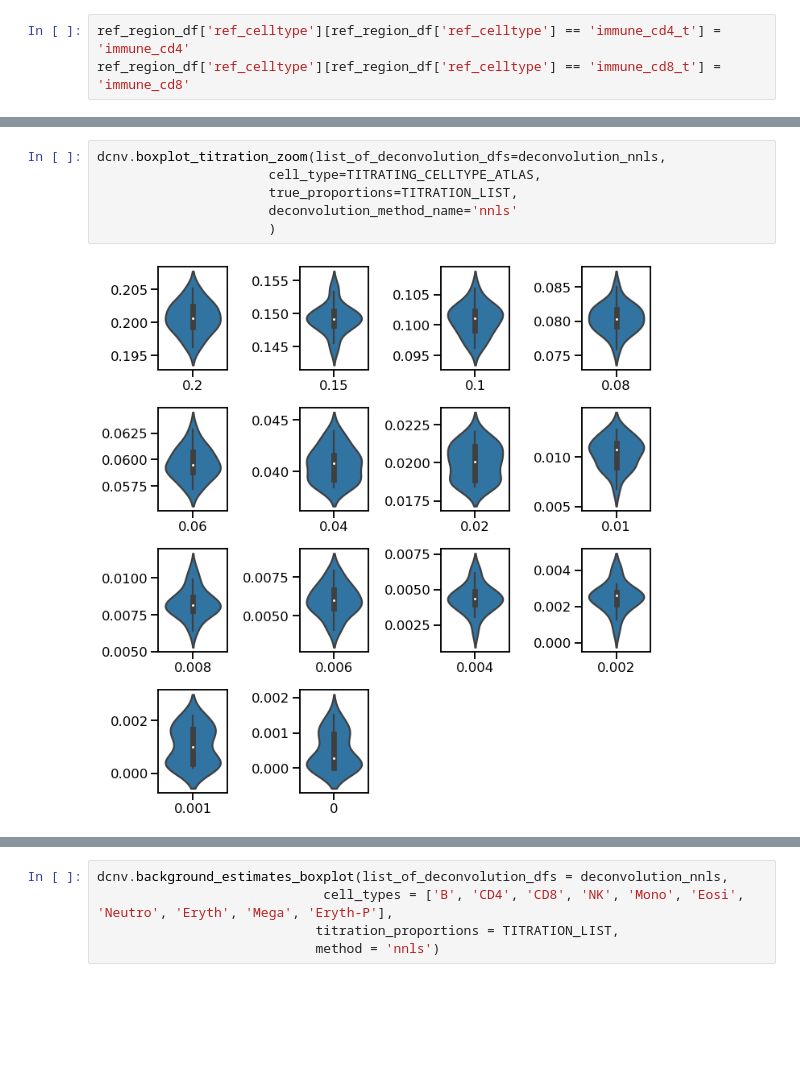
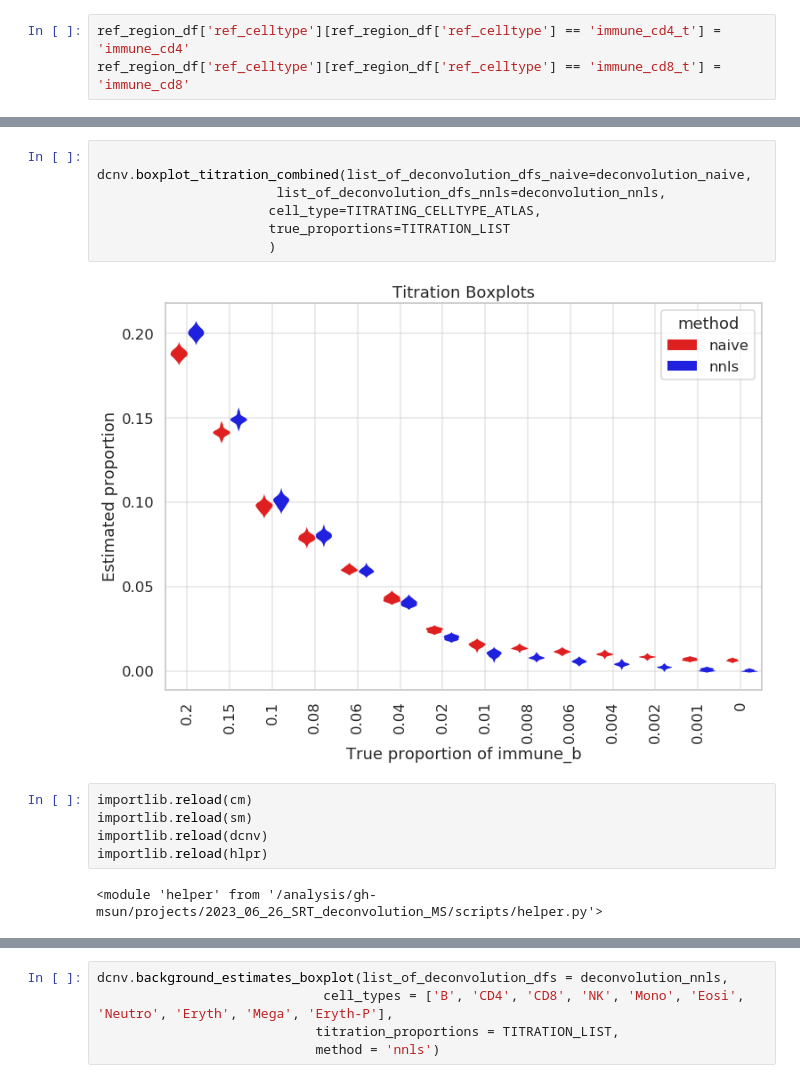
Before and after one commit to gh-msun/gh-msun, a Jupyter notebook: projects/2023_06_26_SRT_deconvolution_MS/notebooks/titration/primary_immune_loyfer_wholeblood/titration_B.ipynb, the cells around one changed output, grey strips where cells are left out. Drawn from its saved outputs; the diff is of its cells as text; blank space fills up the shorter version.

```diff
--- a/projects/2023_06_26_SRT_deconvolution_MS/notebooks/titration/primary_immune_loyfer_wholeblood/titration_B.ipynb
+++ b/projects/2023_06_26_SRT_deconvolution_MS/notebooks/titration/primary_immune_loyfer_wholeblood/titration_B.ipynb
@@ -411,8 +387,16 @@ dcnv.boxplot_titration_zoom(list_of_deconvolution_dfs=deconvolution_naive,
-# %%
-dcnv.boxplot_titration_zoom(list_of_deconvolution_dfs=deconvolution_nnls,
-                      cell_type=TITRATING_CELLTYPE_ATLAS,
-                      true_proportions=TITRATION_LIST,
-                      deconvolution_method_name='nnls'
-                      )
-# %% [output]
-[figure, removed]
+# %%
+
+dcnv.boxplot_titration_combined(list_of_deconvolution_dfs_naive=deconvolution_naive,
+                       list_of_deconvolution_dfs_nnls=deconvolution_nnls,
+                      cell_type=TITRATING_CELLTYPE_ATLAS,
+                      true_proportions=TITRATION_LIST
+                      )
+# %% [output]
+[figure, added]
+# %%
+importlib.reload(cm)
+importlib.reload(sm)
+importlib.reload(dcnv)
+importlib.reload(hlpr)
+# %% [output]
+<module 'helper' from '/analysis/gh-msun/projects/2023_06_26_SRT_deconvolution_MS/scripts/helper.py'>
```
Also changed, not shown: parts of 7 cells of this notebook, 8 other files.
